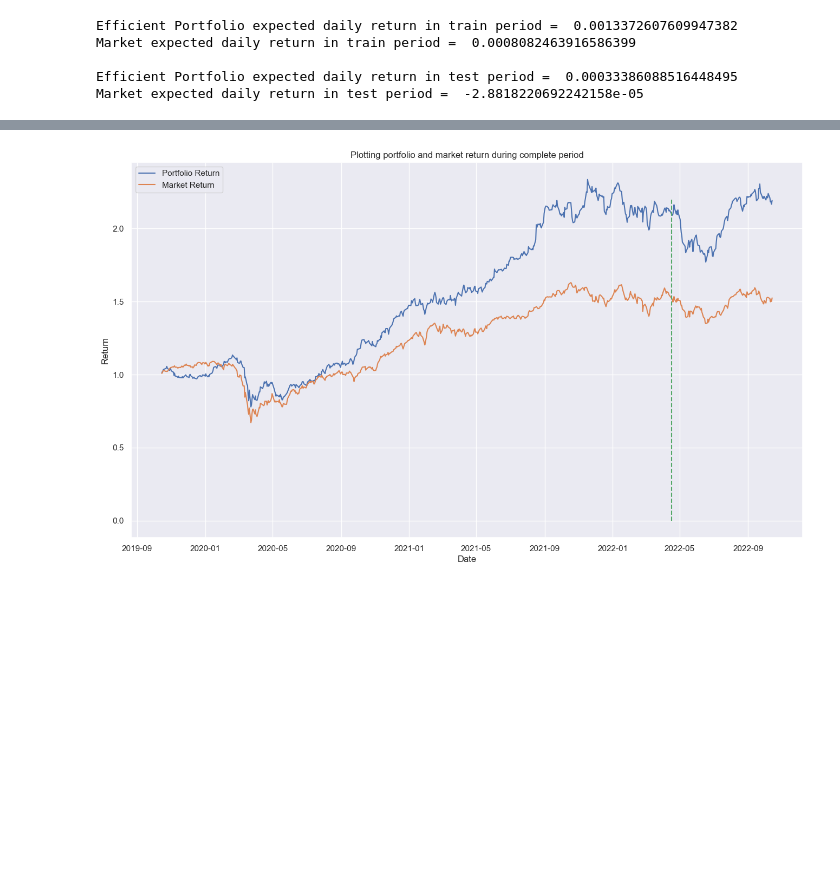
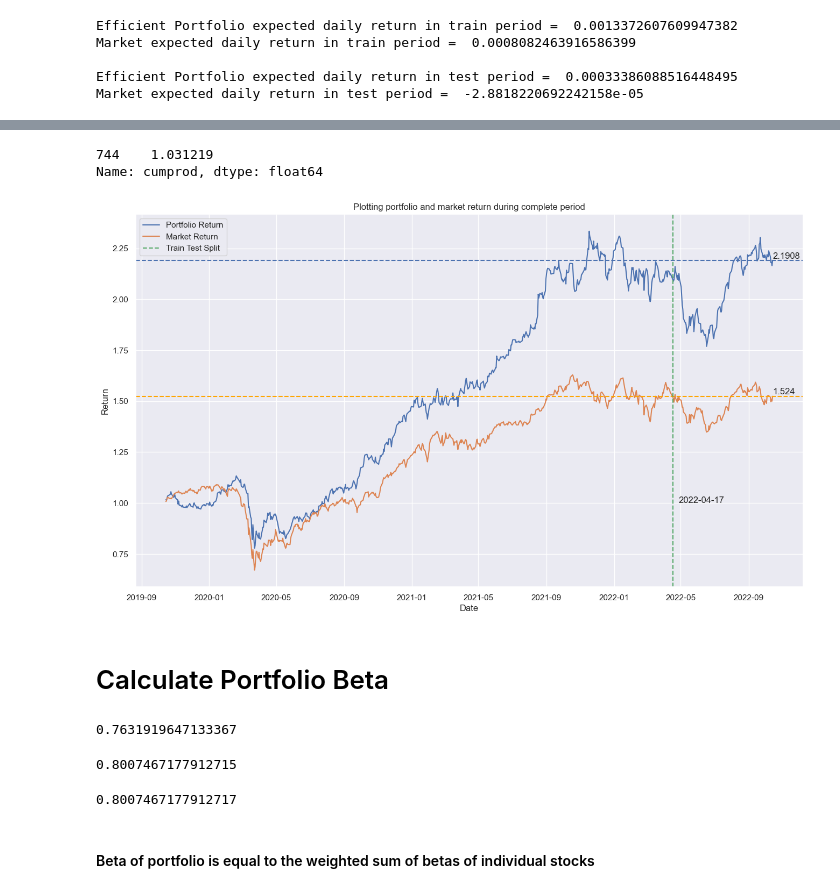
Before and after one commit to yotitan/DA226O-Project1, a Jupyter notebook: 2 - Calculations.ipynb, the cells around one changed output, grey strips where cells are left out. Cells and saved outputs as stored; diff of their text form; code cells hidden in the pictures; blank space fills up the shorter version.

```diff
--- a/2 - Calculations.ipynb
+++ b/2 - Calculations.ipynb
@@ -466,21 +494,57 @@ plt.show( )
-# %%
-sns.lineplot(
-                x=pd.concat( [train_simulation['Date'], test_simulation['Date']], ignore_index=True ),
-                y=( pd.concat( [train_simulation['Return'], test_simulation['Return']], ignore_index=True ) + 1 ).cumprod( ),
-                label='Portfolio Return'
-            )
-
-sns.lineplot(
-                x=pd.concat( [train_simulation['Date'], test_simulation['Date']], ignore_index=True ),
-                y=( pd.concat( [train_history[index_one]['Return'], test_history[index_one]['Return']], ignore_index=True ) + 1 ).cumprod( ),
-                label='Market Return'
-            )
-
-plt.plot( [split_date, split_date], [0, 2.2], linestyle='--' )
-
-plt.ylabel( 'Return' )
-plt.title( 'Plotting portfolio and market return during complete period' )
-
-plt.show( )
-# %% [output]
-[figure, removed]
+# %%
+test_simulation[-1:]['cumprod']
+# %% [output]
+744    1.031219
+Name: cumprod, dtype: float64
+# %%
+overall_simulation = pd.concat( [train_simulation, test_simulation], ignore_index=True )
+overall_simulation['cumprod'] = ( overall_simulation['Return'] + 1 ).cumprod( )
+overall_simulation['market_cumprod'] = ( history[index_one]['Return'] + 1 ).cumprod( )
+
+sns.lineplot( data=overall_simulation, x='Date', y='cumprod', label='Portfolio Return' )
+
+sns.lineplot( data=overall_simulation, x = 'Date', y='market_cumprod', label='Market Return' )
+
+plt.axhline( y=float( overall_simulation[-1:]['cumprod'] ), linestyle='--', color='b' )
+plt.text(
+            x=overall_simulation['Date'].max( ) - dt.timedelta( days = 0),
+            y=float( overall_simulation[-1:]['cumprod'] ) + 0.01,
+            s=str( round( float( overall_simulation[-1:]['cumprod'] ), 4 ) )
+        )
+
+plt.axhline( y=float( overall_simulation[-1:]['market_cumprod'] ), linestyle='--', color='orange' )
+plt.text(
+            x=overall_simulation['Date'].max( ) - dt.timedelta( days = 0),
+            y=float( overall_simulation[-1:]['market_cumprod'] ) + 0.01,
+            s=str( round( float( overall_simulation[-1:]['market_cumprod'] ), 4 ) )
+        )
+
+plt.axvline( x=split_date, linestyle='--', color='g', label='Train Test Split' )
+plt.text( x=split_date + dt.timedelta( days = 10), y=1, s=split_date.strftime( '%Y-%m-%d' ) )
+
+plt.ylabel( 'Return' )
+plt.legend( )
+plt.title( 'Plotting portfolio and market return during complete period' )
+
+plt.show( )
+# %% [output]
+[figure, added]
+# %% [markdown]
+# Calculate Portfolio Beta
+# %%
+portfolio_corr_coeff = np.corrcoef( train_simulation['Return'], train_history[index_one]['Return'] )[0,1]
+portfolio_corr_coeff
+# %% [output]
+0.7631919647133367
+# %%
+portfolio_beta = portfolio_corr_coeff * train_simulation['Return'].std( ) / train_std_return[index_one]
+portfolio_beta
+# %% [output]
+0.8007467177912715
+# %%
+weighted_sum_beta = np.dot( efficient_weights, [beta[stock] for stock in chosen_ones] )
+weighted_sum_beta
+# %% [output]
+0.8007467177912717
+# %% [markdown]
+#### Beta of portfolio is equal to the weighted sum of betas of individual stocks
```
Also changed, not shown: parts of 2 cells of this notebook.
